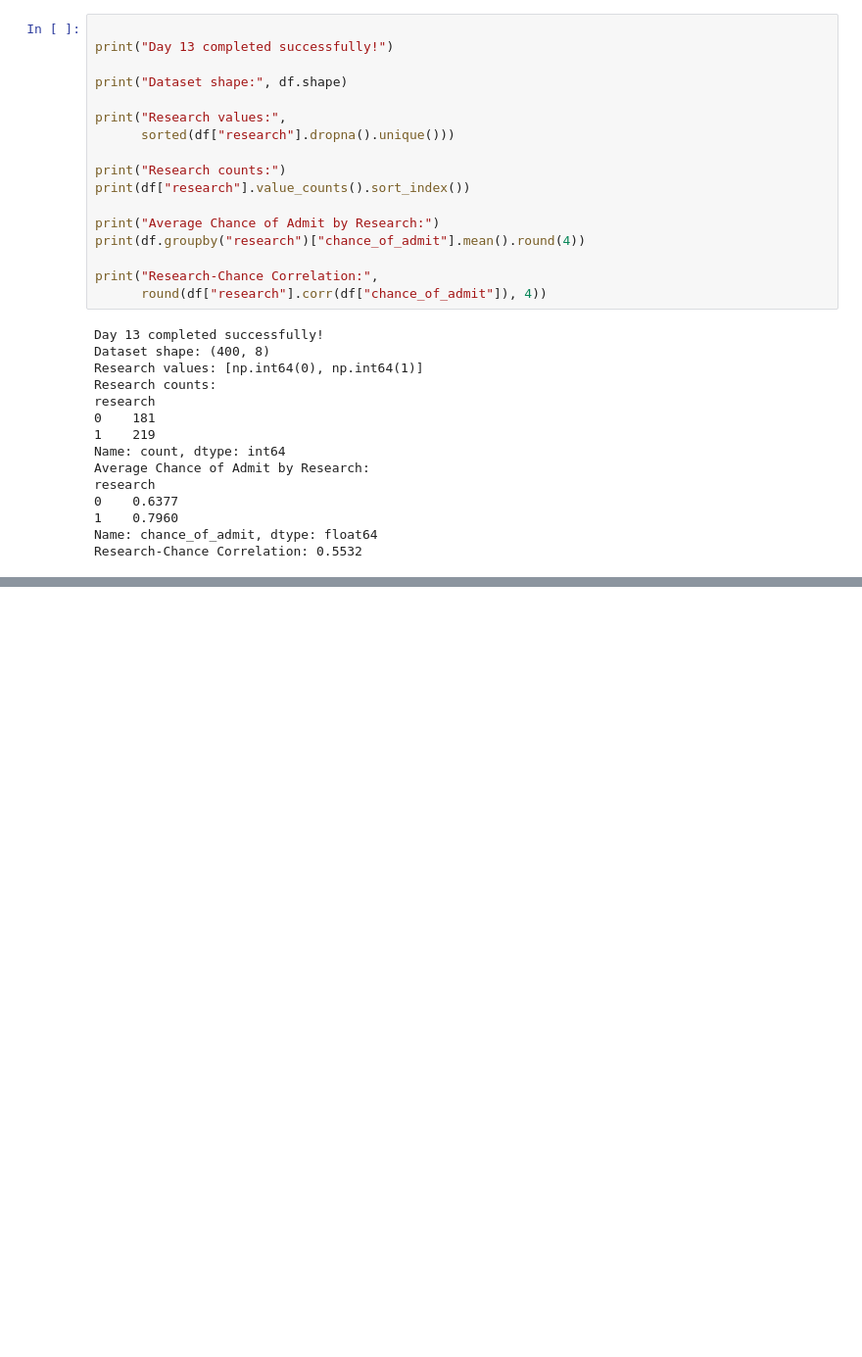
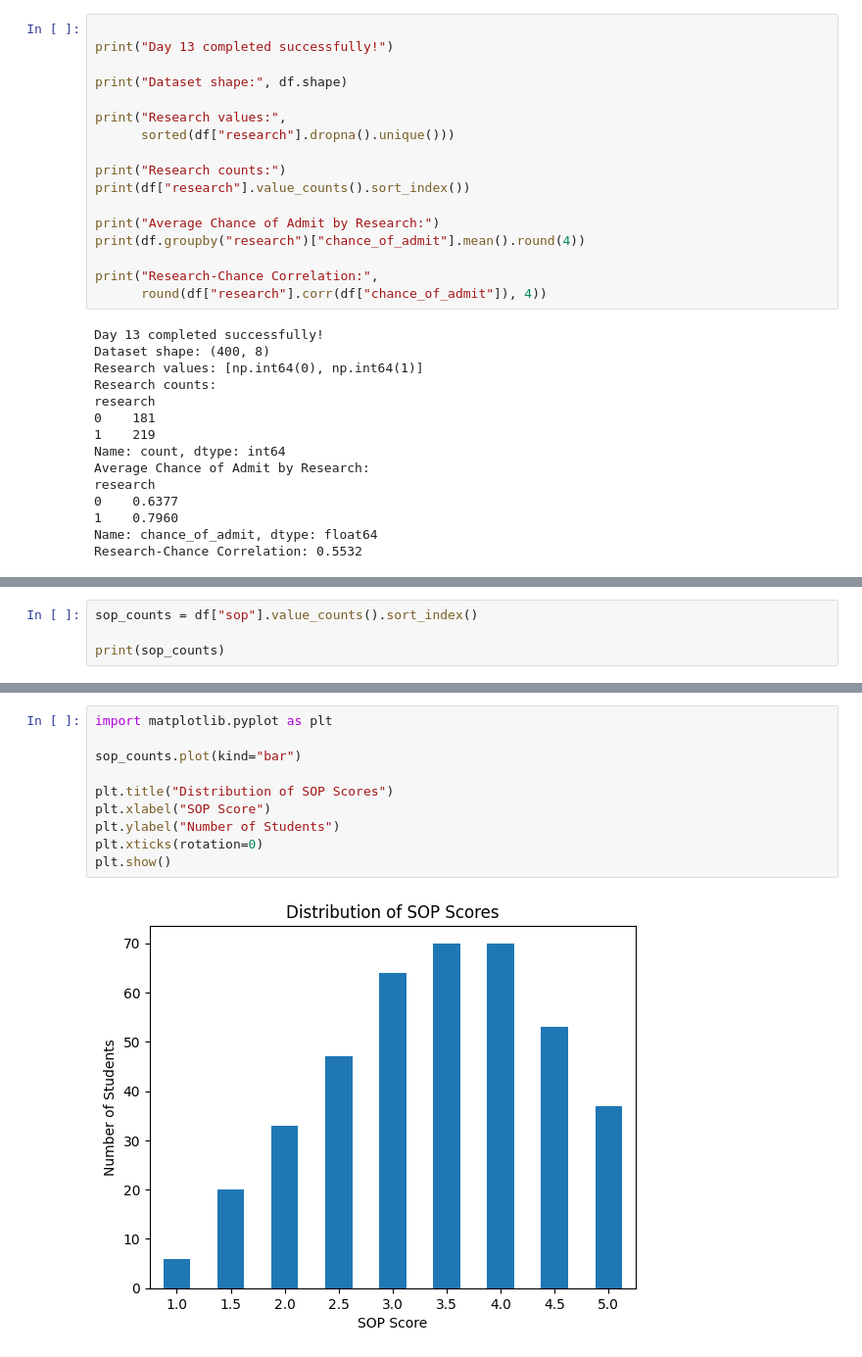
Before and after one commit to sumanamishra1120-ux/Chance-of-Admission-Higher-Studies, a Jupyter notebook: Chance_of_Admission_Higher_Studies.ipynb, the cells around one changed output, grey strips where cells are left out. Shown at 98% size. Drawn from its saved outputs; the diff is of its cells as text; blank space fills up the shorter version.

```diff
--- a/Chance_of_Admission_Higher_Studies.ipynb
+++ b/Chance_of_Admission_Higher_Studies.ipynb
@@ -1713,0 +1753,4 @@ Research-Chance Correlation: 0.5532
+# %%
+sop_counts = df["sop"].value_counts().sort_index()
+
+print(sop_counts)
@@ -1713,0 +1787,12 @@ Research-Chance Correlation: 0.5532
+# %%
+import matplotlib.pyplot as plt
+
+sop_counts.plot(kind="bar")
+
+plt.title("Distribution of SOP Scores")
+plt.xlabel("SOP Score")
+plt.ylabel("Number of Students")
+plt.xticks(rotation=0)
+plt.show()
+# %% [output]
+[figure, added]
```
Also changed, not shown: parts of 16 cells of this notebook.
